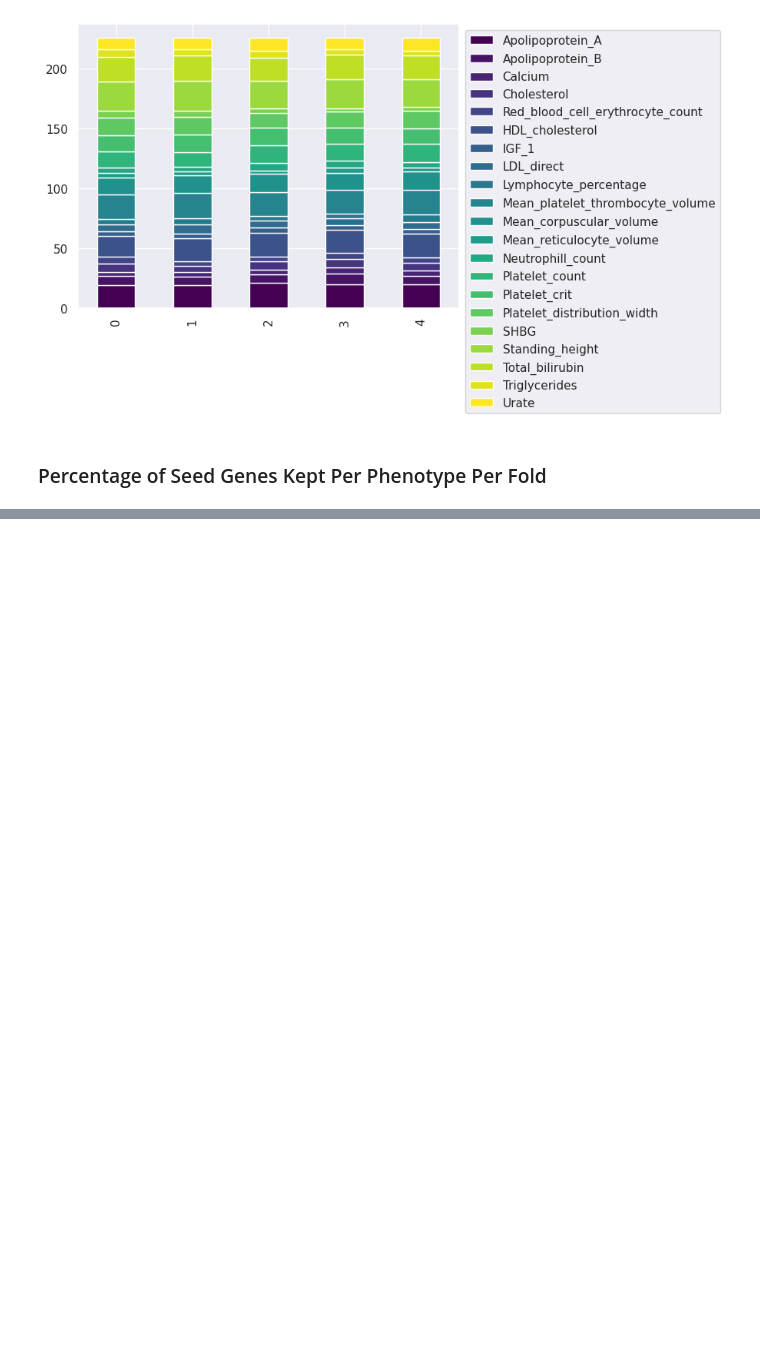
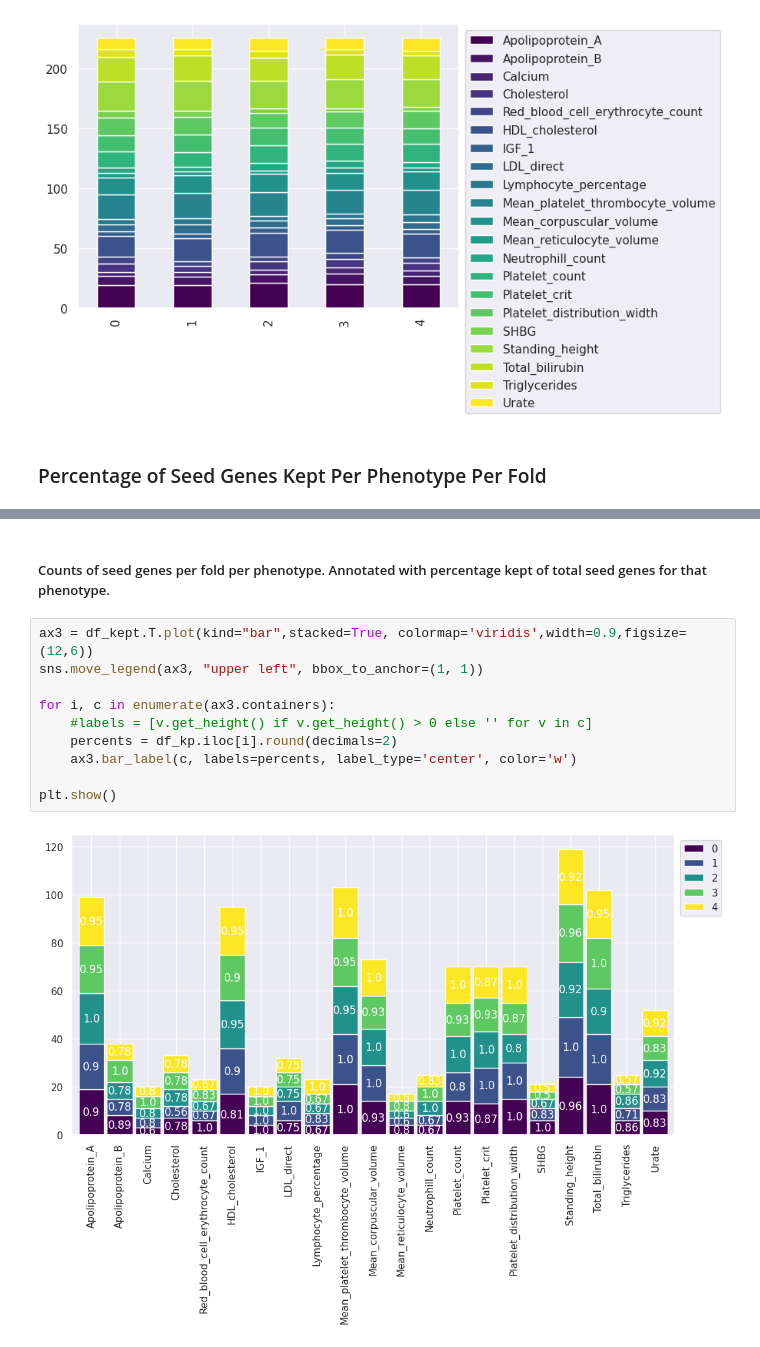
Before and after one commit to PMBio/deeprvat-analysis, a Jupyter notebook: seed_gene_sensitivity/seed_gene_selection.ipynb, the cells around one changed output, grey strips where cells are left out. Drawn from its saved outputs; the diff is of its cells as text; blank space fills up the shorter version.

```diff
--- a/seed_gene_sensitivity/seed_gene_selection.ipynb
+++ b/seed_gene_sensitivity/seed_gene_selection.ipynb
@@ -77,3 +76,17 @@ df_kp
 | 3 | 0.952381 | 1.000000 | 1.0 | 0.777778 | 0.833333 | 0.904762 | ... |
 | 4 | 0.952381 | 0.777778 | 0.8 | 0.777778 | 0.666667 | 0.952381 | ... |
 5 rows × 21 columns
+# %% [markdown]
+##### Counts of seed genes per fold per phenotype. Annotated with percentage kept of total seed genes for that phenotype.
+# %%
+ax3 = df_kept.T.plot(kind="bar",stacked=True, colormap='viridis',width=0.9,figsize=(12,6))
+sns.move_legend(ax3, "upper left", bbox_to_anchor=(1, 1))
+
+for i, c in enumerate(ax3.containers):
+    #labels = [v.get_height() if v.get_height() > 0 else '' for v in c]
+    percents = df_kp.iloc[i].round(decimals=2)
+    ax3.bar_label(c, labels=percents, label_type='center', color='w')
+
+plt.show()
+# %% [output]
+[figure, added]
```
Also changed, not shown: parts of 3 cells of this notebook, 1 other file.
